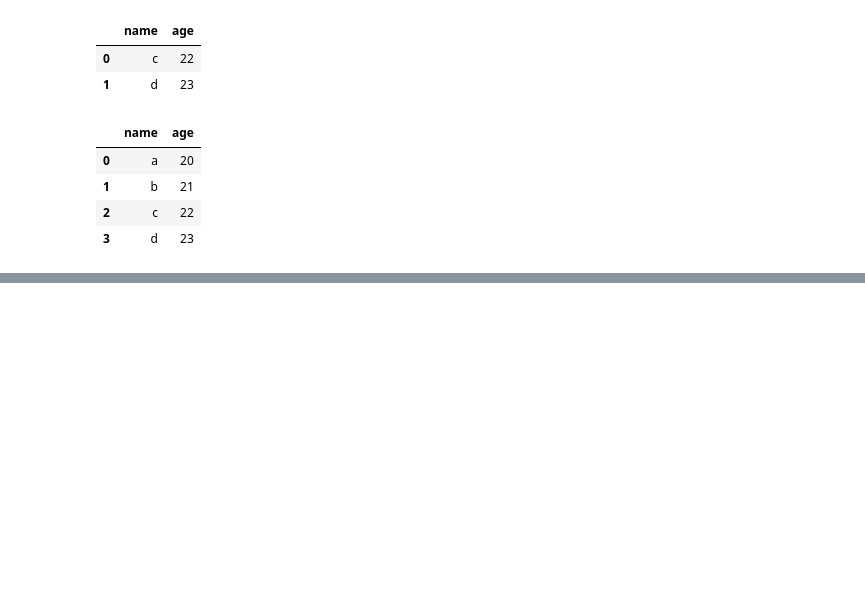
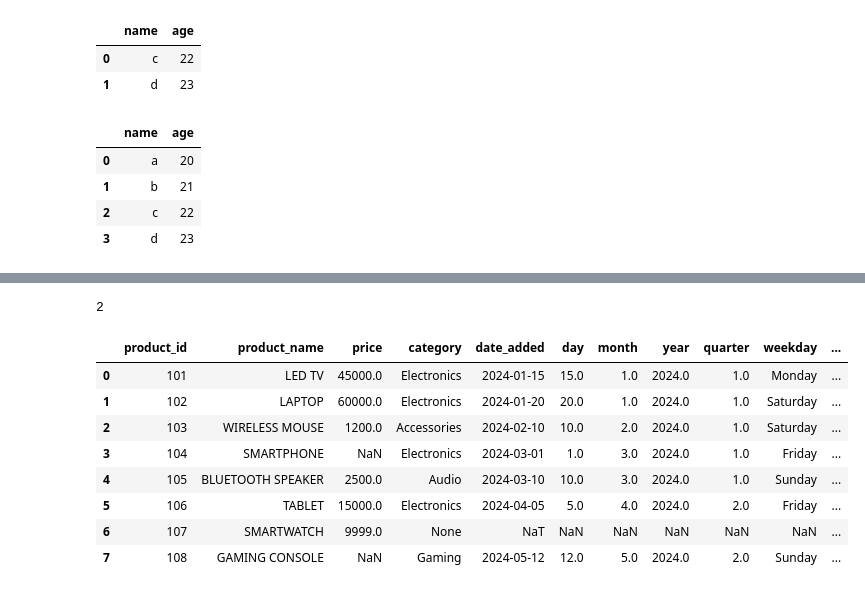
Before and after one commit to Bhawani0038/pandas-tutorial, a Jupyter notebook: hello.ipynb, the cells around one changed output, grey strips where cells are left out. Cells and saved outputs as stored; diff of their text form; code cells hidden in the pictures; blank space fills up the shorter version.

Commit message:
cleaning & removing duplicates

```diff
--- a/hello.ipynb
+++ b/hello.ipynb
@@ -270,0 +365,18 @@ pd.concat([df1, df2], ignore_index= True)
+# %%
+len(df[df.duplicated(subset=['product_id'])])
+# %% [output]
+2
+# %%
+df.drop_duplicates(subset=['product_id'], ignore_index= True, inplace= True)
+# %%
+df
+# %% [output]
+|  | product_id | product_name | price | category | date_added | day | month | year | quarter | weekday | ... |
+| 0 | 101 | LED TV | 45000.0 | Electronics | 2024-01-15 | 15.0 | 1.0 | 2024.0 | 1.0 | Monday | ... |
+| 1 | 102 | LAPTOP | 60000.0 | Electronics | 2024-01-20 | 20.0 | 1.0 | 2024.0 | 1.0 | Saturday | ... |
+| 2 | 103 | WIRELESS MOUSE | 1200.0 | Accessories | 2024-02-10 | 10.0 | 2.0 | 2024.0 | 1.0 | Saturday | ... |
+| 3 | 104 | SMARTPHONE | NaN | Electronics | 2024-03-01 | 1.0 | 3.0 | 2024.0 | 1.0 | Friday | ... |
+| 4 | 105 | BLUETOOTH SPEAKER | 2500.0 | Audio | 2024-03-10 | 10.0 | 3.0 | 2024.0 | 1.0 | Sunday | ... |
+| 5 | 106 | TABLET | 15000.0 | Electronics | 2024-04-05 | 5.0 | 4.0 | 2024.0 | 2.0 | Friday | ... |
+| 6 | 107 | SMARTWATCH | 9999.0 | None | NaT | NaN | NaN | NaN | NaN | NaN | ... |
+| 7 | 108 | GAMING CONSOLE | NaN | Gaming | 2024-05-12 | 12.0 | 5.0 | 2024.0 | 2.0 | Sunday | ... |
```
Also changed, not shown: parts of 23 cells of this notebook.
